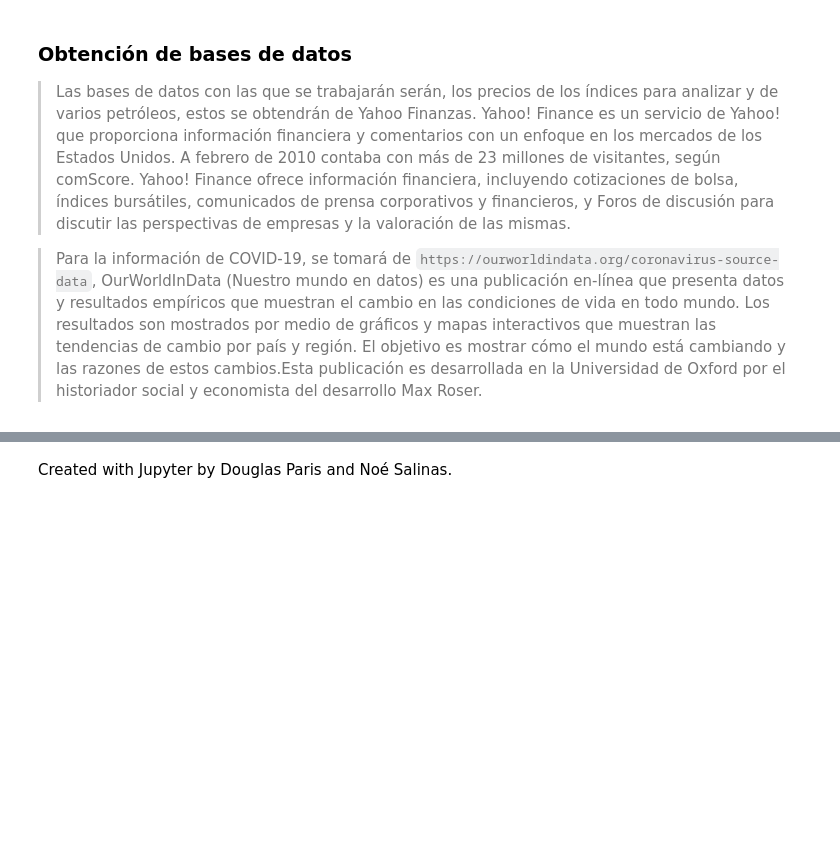
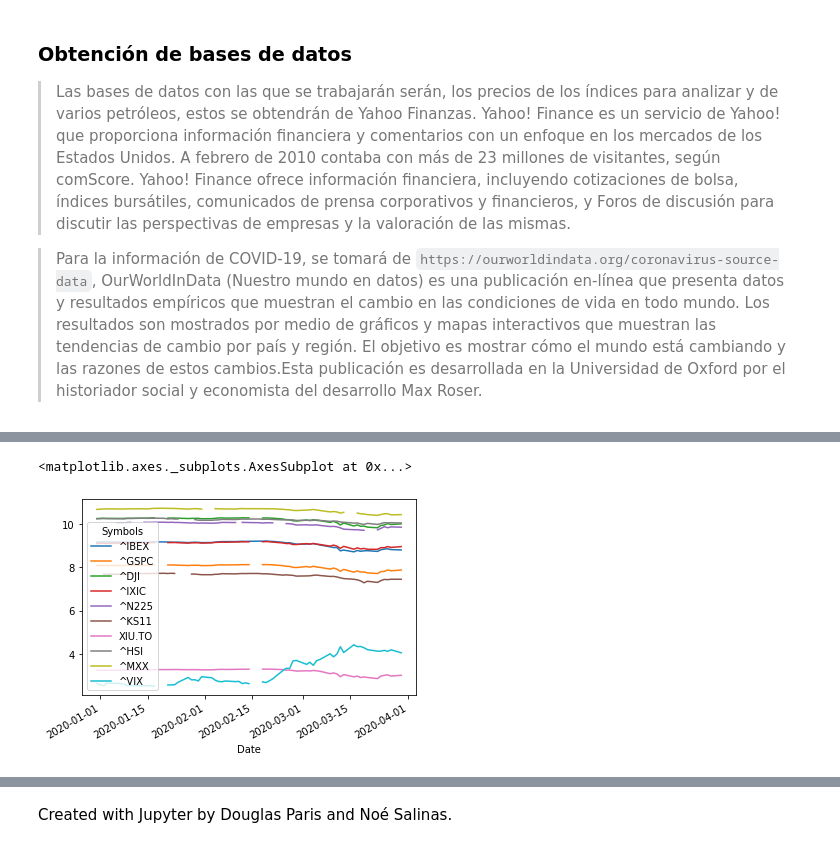
Before and after one commit to douglasparism/Proyecto_SIMFIN, a Jupyter notebook: Proyecto_NASalinas_DFPAris.ipynb, the cells around one changed output, grey strips where cells are left out. Drawn from its saved outputs; the diff is of its cells as text; code cells hidden in the pictures; blank space fills up the shorter version.

```diff
--- a/Proyecto_NASalinas_DFPAris.ipynb
+++ b/Proyecto_NASalinas_DFPAris.ipynb
@@ -72,0 +141,7 @@
+# %%
+import numpy as np
+log_indices = np.log(indices_data)
+log_indices.plot()
+# %% [output]
+<matplotlib.axes._subplots.AxesSubplot at 0x...>
+[figure, added]
```
Also changed, not shown: parts of 31 cells of this notebook.
